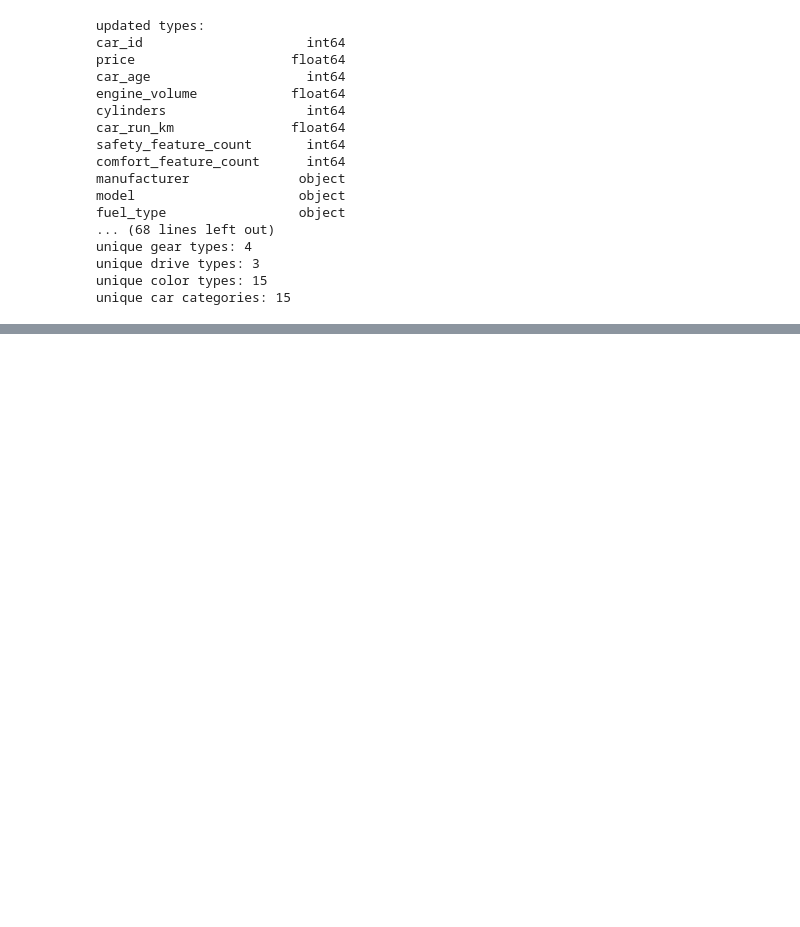
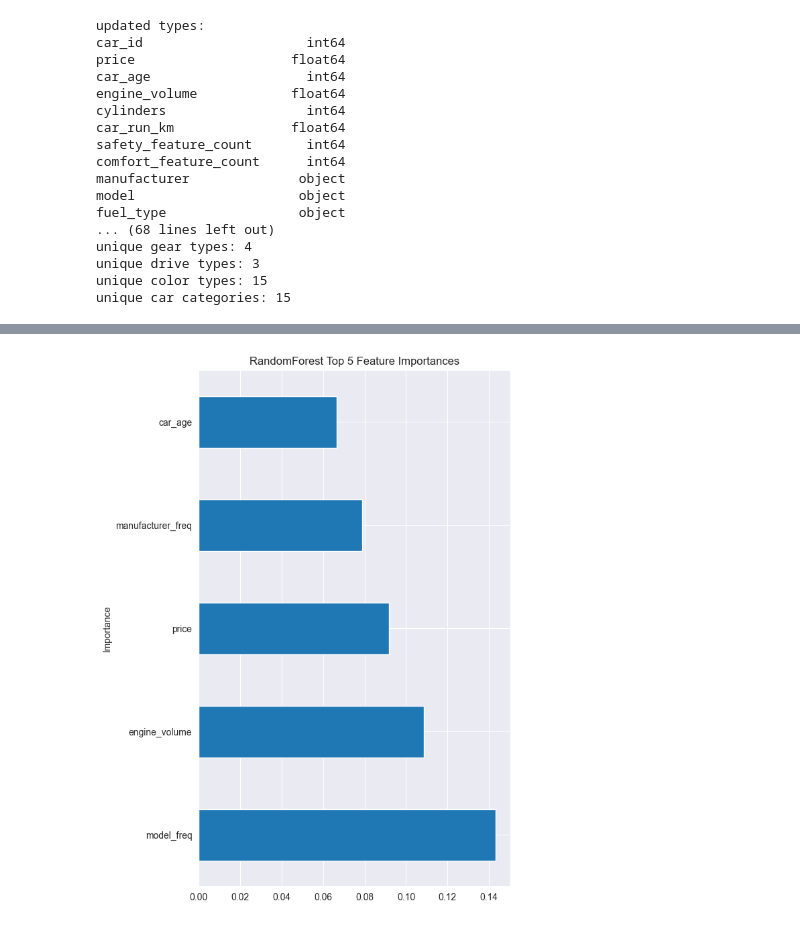
Before and after one commit to jabaadamia/geo-car-data-analysis, a Jupyter notebook: notebooks/04_machine_learing.ipynb, the cells around one changed output, grey strips where cells are left out. Saved outputs shown, nothing was run; the diff lists cells and outputs as text; code cells hidden in the pictures; blank space fills up the shorter version.

```diff
--- a/notebooks/04_machine_learing.ipynb
+++ b/notebooks/04_machine_learing.ipynb
@@ -200,0 +226,32 @@ joblib.dump(feature_names, "../models/model_features.pkl")
+# %%
+def train_with_logistic_reg(X_train, y_train, max_iter=1000):
+    model = LogisticRegression(max_iter=max_iter)
+    model.fit(X_train, y_train)
+    return model
+
+def train_with_SGD(X_train, y_train, alpha=0.001, max_iter=1000):
+    model = SGDClassifier(alpha=alpha, max_iter=max_iter)
+    model.fit(X_train, y_train)
+    return model
+
+def train_with_decision_tree_classifier(X_train, y_train, max_depth=10):
+    model = DecisionTreeClassifier(max_depth=max_depth)
+    model.fit(X_train, y_train)
+    return model
+
+def train_with_random_forest_classifier(X_train, y_train, n_estimators=100):
+    model = RandomForestClassifier(n_estimators=n_estimators)
+    model.fit(X_train, y_train)
+    return model
+
+def predict(X_test, model):
+    y_pred = model.predict(X_test)
+    return y_pred
+
+def calc_classifier_metrics(y_pred, y):
+    accuracy = accuracy_score(y, y_pred)
+    precision = precision_score(y, y_pred, average='macro', zero_division=0)
+    recall = recall_score(y, y_pred, average='macro', zero_division=0)
+    f1 = f1_score(y, y_pred, average='macro', zero_division=0)
+    matrix = confusion_matrix(y, y_pred)
+    return accuracy, precision, recall, f1, matrix
@@ -200,0 +343,13 @@ joblib.dump(feature_names, "../models/model_features.pkl")
+# %%
+# Feature importance from RandomForest
+rf_importance = pd.Series(random_forest.feature_importances_, index=feature_names_clf)
+rf_importance = rf_importance.sort_values(ascending=False)
+
+plt.figure(figsize=(6, 10))
+
+rf_importance.head().plot(kind='barh')
+plt.title("RandomForest Top 5 Feature Importances")
+plt.ylabel("Importance")
+plt.show()
+# %% [output]
+[figure, added]
```
Also changed, not shown: parts of 9 cells of this notebook, 1 other file.
